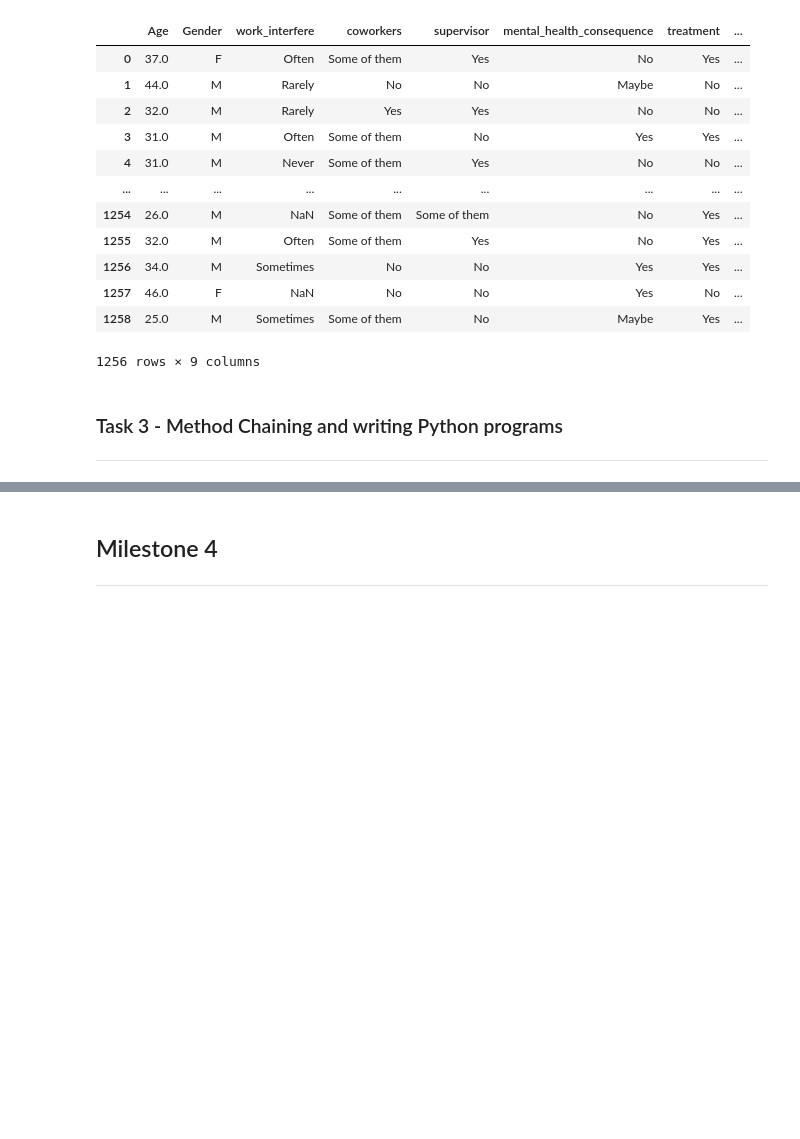
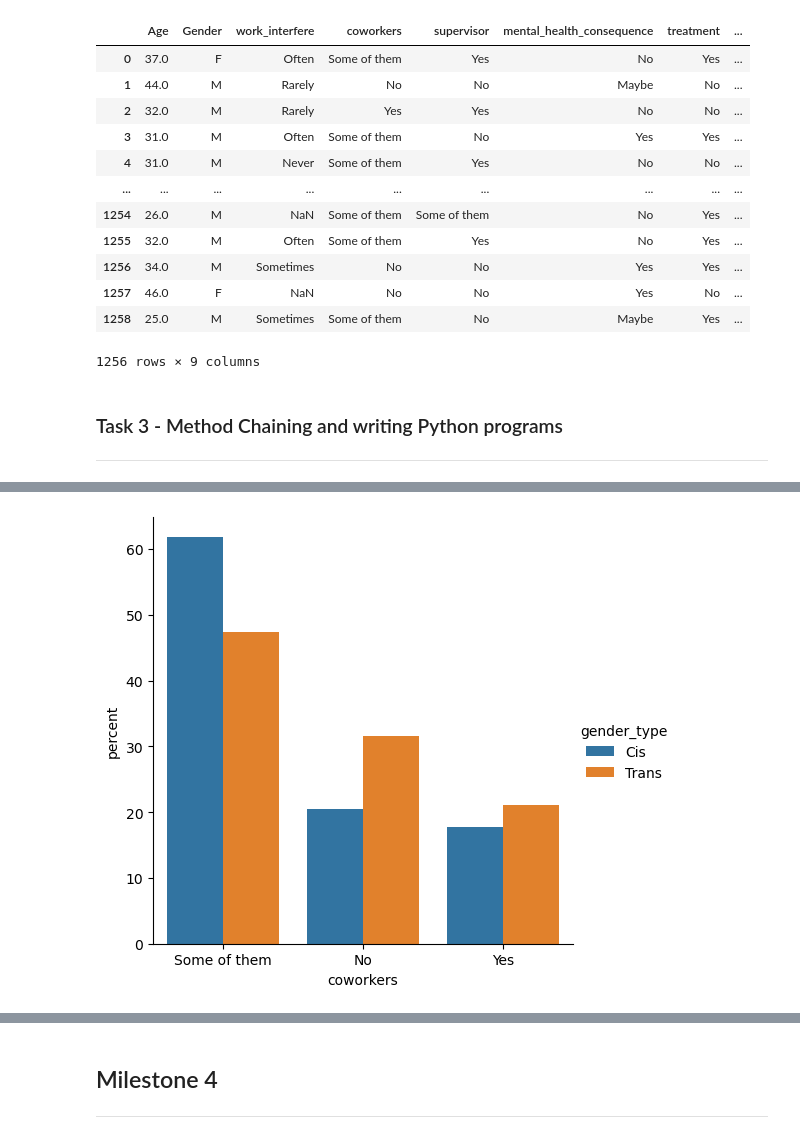
Before and after one commit to ubco-W2022T1-cosc301/project-group06, a Jupyter notebook: notebooks/analysis3.ipynb, the cells around one changed output, grey strips where cells are left out. Drawn from its saved outputs; the diff is of its cells as text; code cells hidden in the pictures; blank space fills up the shorter version.

```diff
--- a/notebooks/analysis3.ipynb
+++ b/notebooks/analysis3.ipynb
@@ -258,0 +372,4 @@ Task 4 is completed in groupAnalysis.ipynb.
+# %%
+p3.countNormalizedPlot(df3,'gender_type','coworkers')
+# %% [output]
+[figure, added]
```
Also changed, not shown: parts of 34 cells of this notebook, 2 other files.
